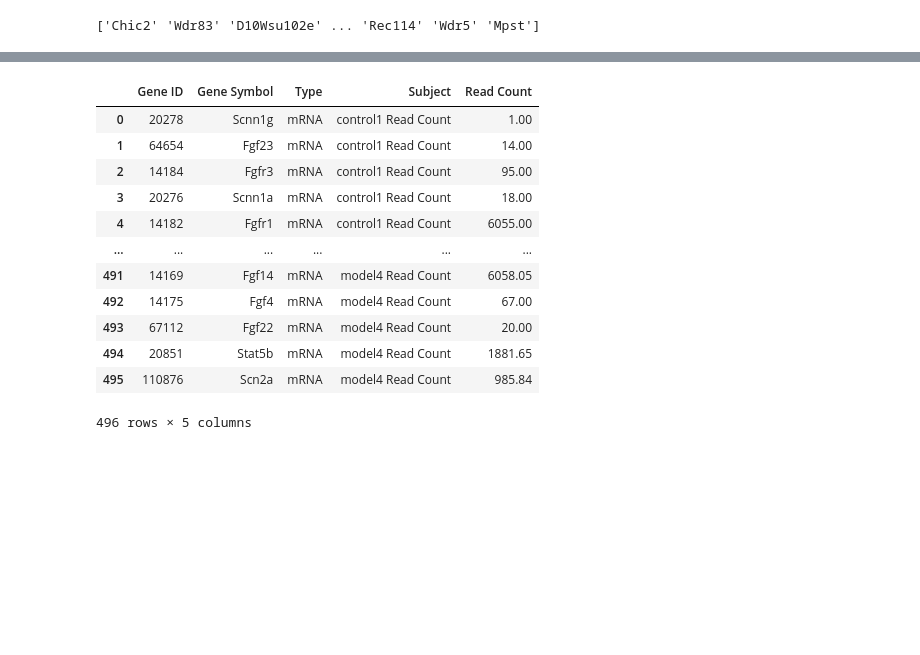
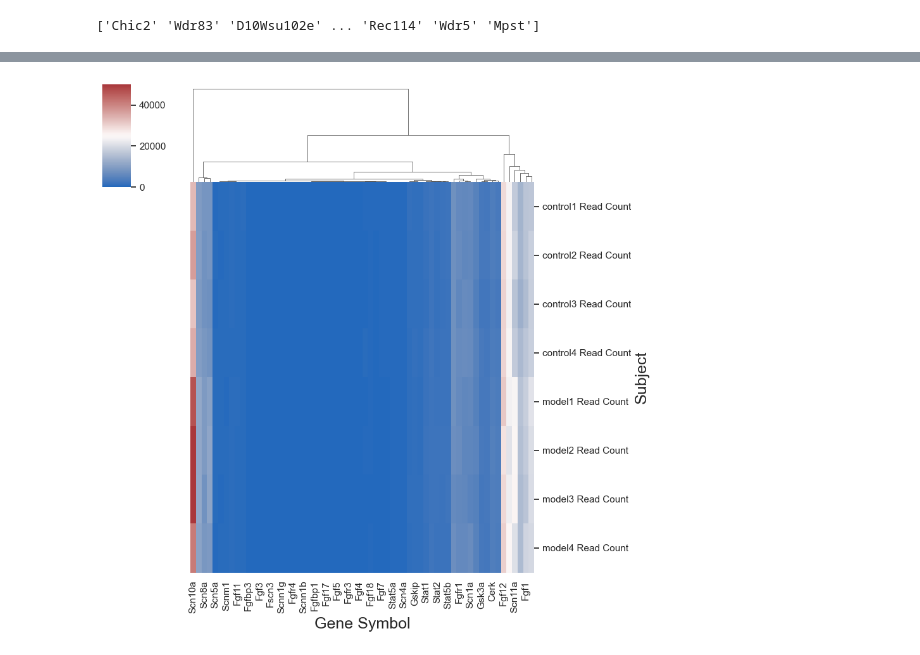
Before and after one commit to Ivan2nn/somatosensory-analysis, a Jupyter notebook: FirstAnalysis.ipynb, the cells around one changed output, grey strips where cells are left out. Drawn from its saved outputs; the diff is of its cells as text; code cells hidden in the pictures; blank space fills up the shorter version.

```diff
--- a/FirstAnalysis.ipynb
+++ b/FirstAnalysis.ipynb
@@ -227,17 +240,16 @@ plot_volcano(df_filtered)
 # %%
 df_melt = df_filtered.iloc[:,:11].melt(id_vars=['Gene ID','Gene Symbol', 'Type'], var_name='Subject', value_name='Read Count')
-df_melt
+
+pivot_kws=[
+        'Subject',
+        'Gene Symbol',
+        'Read Count'
+]
+data_pivot = df_melt.pivot(*pivot_kws).sort_index()
+
+sns.clustermap(data=data_pivot,
+        row_cluster=False,
+        figsize=(9,9),cmap='vlag')
+plt.show()
 # %% [output]
-|  | Gene ID | Gene Symbol | Type | Subject | Read Count |
-| 0 | 20278 | Scnn1g | mRNA | control1 Read Count | 1.00 |
-| 1 | 64654 | Fgf23 | mRNA | control1 Read Count | 14.00 |
-| 2 | 14184 | Fgfr3 | mRNA | control1 Read Count | 95.00 |
-| 3 | 20276 | Scnn1a | mRNA | control1 Read Count | 18.00 |
-| 4 | 14182 | Fgfr1 | mRNA | control1 Read Count | 6055.00 |
-| ... | ... | ... | ... | ... | ... |
-| 491 | 14169 | Fgf14 | mRNA | model4 Read Count | 6058.05 |
-| 492 | 14175 | Fgf4 | mRNA | model4 Read Count | 67.00 |
-| 493 | 67112 | Fgf22 | mRNA | model4 Read Count | 20.00 |
-| 494 | 20851 | Stat5b | mRNA | model4 Read Count | 1881.65 |
-| 495 | 110876 | Scn2a | mRNA | model4 Read Count | 985.84 |
-496 rows × 5 columns
+[figure, added]
```
Also changed, not shown: parts of 6 cells of this notebook.
